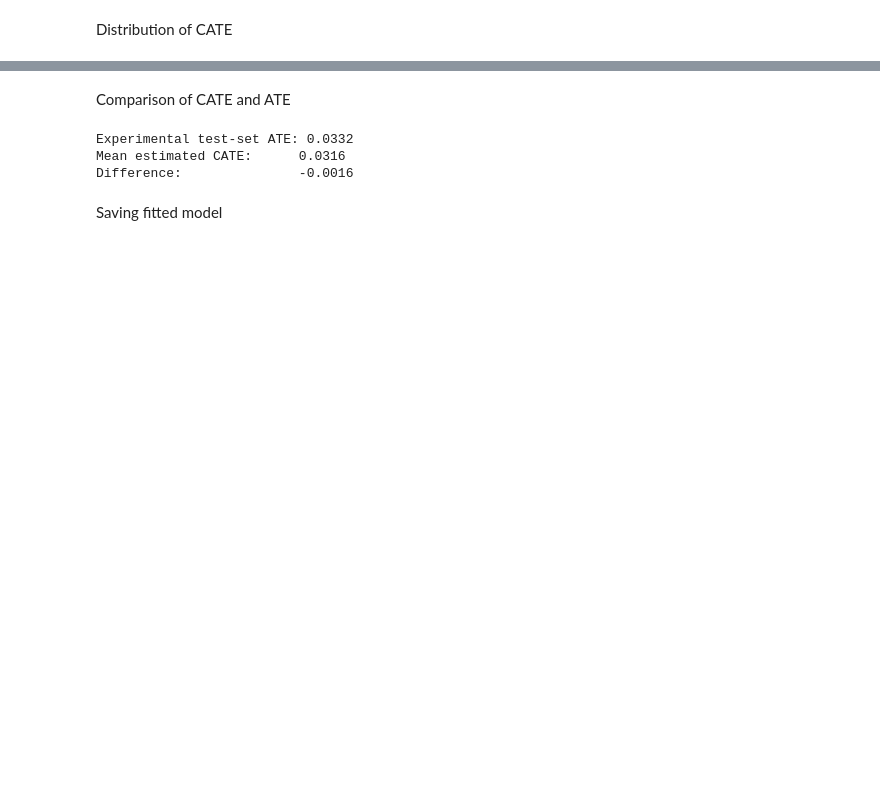
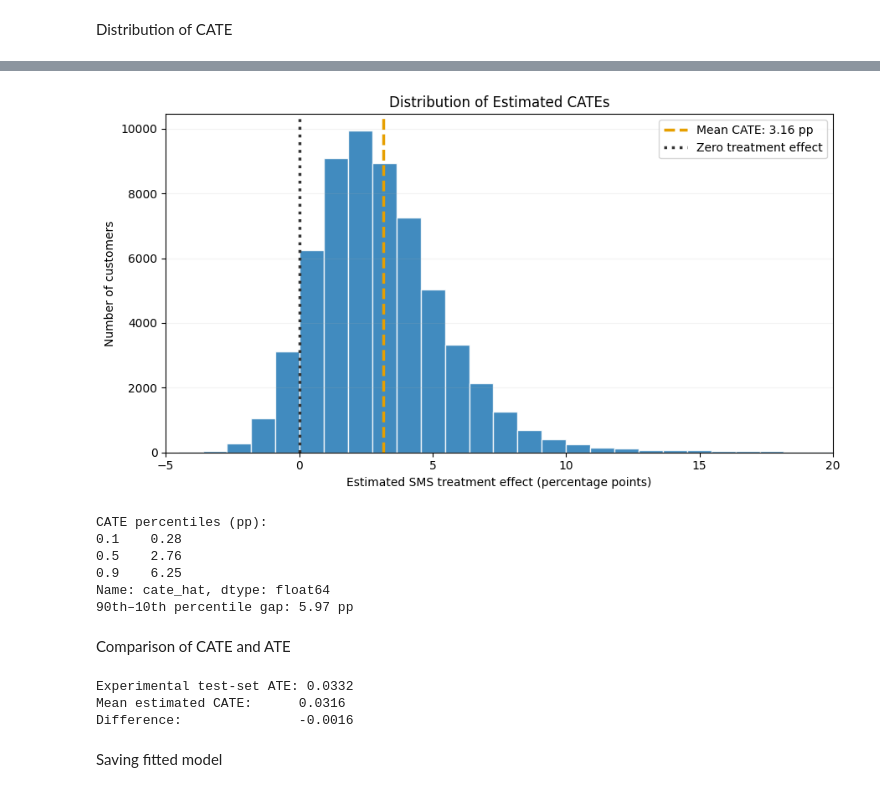
Before and after one commit to shannon-kwok/DSE4101-CausalForest-Grp2, a Jupyter notebook: notebooks/causal_forest.ipynb, the cells around one changed output, grey strips where cells are left out. Drawn from its saved outputs; the diff is of its cells as text; code cells hidden in the pictures; blank space fills up the shorter version.

```diff
--- a/notebooks/causal_forest.ipynb
+++ b/notebooks/causal_forest.ipynb
@@ -249,3 +249,61 @@ plt.show()
+# %%
+cate_pp = np.asarray(cate_test) * 100
+
+fig, ax = plt.subplots(figsize=(9, 5))
+
+ax.hist(
+    cate_pp,
+    bins=50,
+    edgecolor="white",
+    alpha=0.85
+)
+
+ax.axvline(
+    cate_pp.mean(),
+    color="#E69F00",
+    linestyle="--",
+    linewidth=2.5,
+    label=f"Mean CATE: {cate_pp.mean():.2f} pp"
+)
+
+ax.axvline(
+    0,
+    color="#333333",
+    linestyle=":",
+    linewidth=2.5,
+    label="Zero treatment effect"
+)
+
+ax.set_xlabel("Estimated SMS treatment effect (percentage points)")
+ax.set_ylabel("Number of customers")
+ax.set_title("Distribution of Estimated CATEs")
+
+ax.legend()
+ax.grid(axis="y", alpha=0.15)
+fig.tight_layout()
+ax.set_xlim(-5, 20)
+
+plt.show()
+# %% [output]
+[figure, added]
+# %%
+percentiles = cate_results["cate_hat"].quantile([0.10, 0.50, 0.90]) * 100
+
+print("CATE percentiles (pp):")
+print(percentiles.round(2))
+
+print(
+    "90th–10th percentile gap:",
+    round(percentiles.loc[0.90] - percentiles.loc[0.10], 2),
+    "pp"
+)
+# %% [output]
+CATE percentiles (pp):
+0.1    0.28
+0.5    2.76
+0.9    6.25
+Name: cate_hat, dtype: float64
+90th–10th percentile gap: 5.97 pp
 # %% [markdown]
 Comparison of CATE and ATE
 # %%
```
Also changed, not shown: parts of 7 cells of this notebook, 1 other file.
